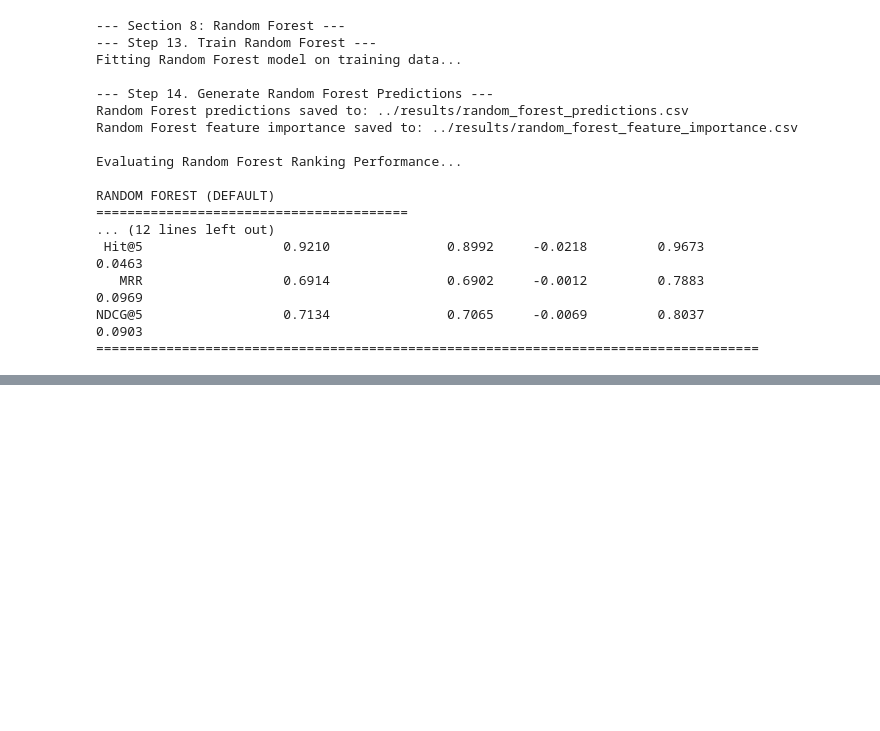
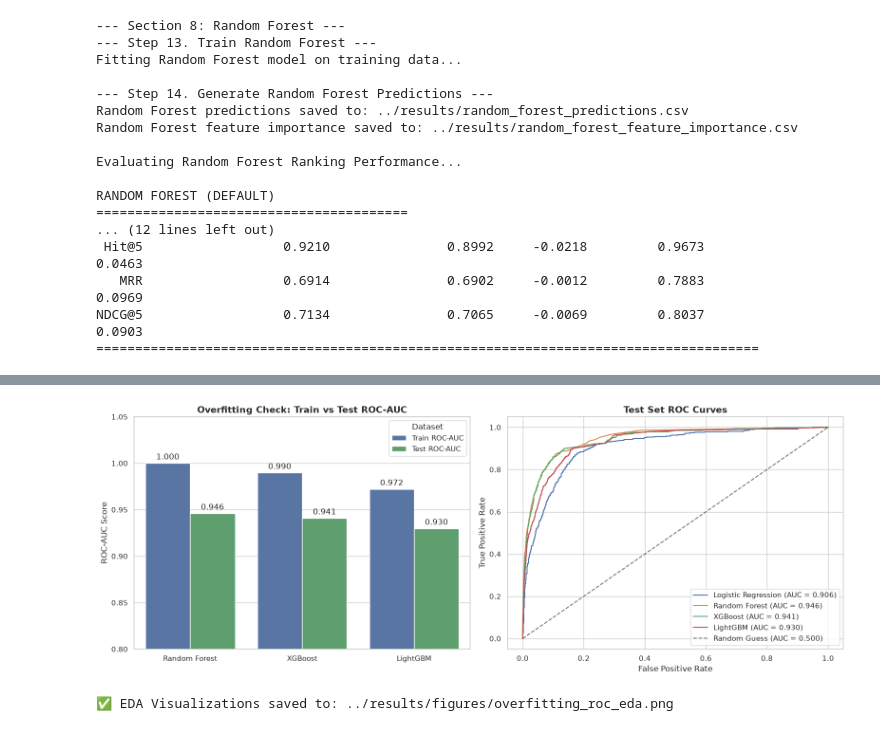
Before and after one commit to chandimacbbandara/intelligent-employee-task-allocation, a Jupyter notebook: notebooks/07_Model_Training_and_Evaluation.ipynb, the cells around one changed output, grey strips where cells are left out. Cells and saved outputs as stored; diff of their text form; code cells hidden in the pictures; blank space fills up the shorter version.

Commit message:
Basline Model | LR | Randme F | XGBoost | LightBGM with model evaluation

```diff
--- a/notebooks/07_Model_Training_and_Evaluation.ipynb
+++ b/notebooks/07_Model_Training_and_Evaluation.ipynb
@@ -616,0 +931,49 @@ NDCG@5                  0.7134               0.7065     -0.0069         0.8037
+# %%
+from sklearn.metrics import roc_auc_score, roc_curve
+sns.set_theme(style="whitegrid")
+fig, axes = plt.subplots(1, 2, figsize=(16, 6))
+
+melted_df = diagnostic_df.melt(id_vars="Model", value_vars=["Train ROC-AUC", "Test ROC-AUC"],
+                               var_name="Dataset", value_name="ROC-AUC Score")
+
+sns.barplot(data=melted_df, x="Model", y="ROC-AUC Score", hue="Dataset", ax=axes[0], palette=["#4C72B0", "#55A868"])
+axes[0].set_title("Overfitting Check: Train vs Test ROC-AUC", fontsize=14, fontweight='bold')
+axes[0].set_ylim(0.8, 1.05)
+axes[0].set_ylabel("ROC-AUC Score", fontsize=12)
+axes[0].set_xlabel("")
+
+for p in axes[0].patches:
+    axes[0].annotate(format(p.get_height(), '.3f'),
+                   (p.get_x() + p.get_width() / 2., p.get_height()),
+                   ha = 'center', va = 'center',
+                   xytext = (0, 9),
+                   textcoords = 'offset points')
+
+models_probas = {
+    "Logistic Regression": logistic_predictions['prediction_score'],
+    "Random Forest": rf_test_proba,
+    "XGBoost": xgb_test_proba,
+    "LightGBM": lgb_test_proba
+}
+
+for model_name, probas in models_probas.items():
+    fpr, tpr, _ = roc_curve(y_test, probas)
+    auc_score = roc_auc_score(y_test, probas)
+    axes[1].plot(fpr, tpr, label=f"{model_name} (AUC = {auc_score:.3f})")
+
+axes[1].plot([0, 1], [0, 1], 'k--', alpha=0.6, label="Random Guess (AUC = 0.500)")
+axes[1].set_title("Test Set ROC Curves", fontsize=14, fontweight='bold')
+axes[1].set_xlabel("False Positive Rate", fontsize=12)
+axes[1].set_ylabel("True Positive Rate", fontsize=12)
+axes[1].legend(loc="lower right", frameon=True)
+
+plt.tight_layout()
+
+eda_plot_path = f"{DIRS['figures']}/overfitting_roc_eda.png"
+plt.savefig(eda_plot_path, dpi=300, bbox_inches='tight')
+plt.show()
+
+print(f"\n✅ EDA Visualizations saved to: {eda_plot_path}")
+# %% [output]
+[figure, added]
+✅ EDA Visualizations saved to: ../results/figures/overfitting_roc_eda.png
```
Also changed, not shown: parts of 10 cells of this notebook, 22 other files.
